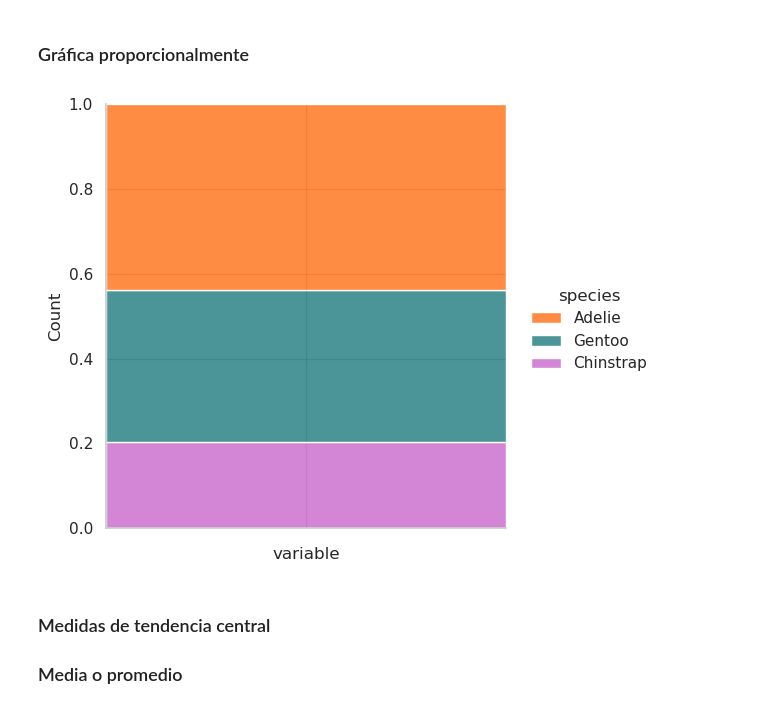
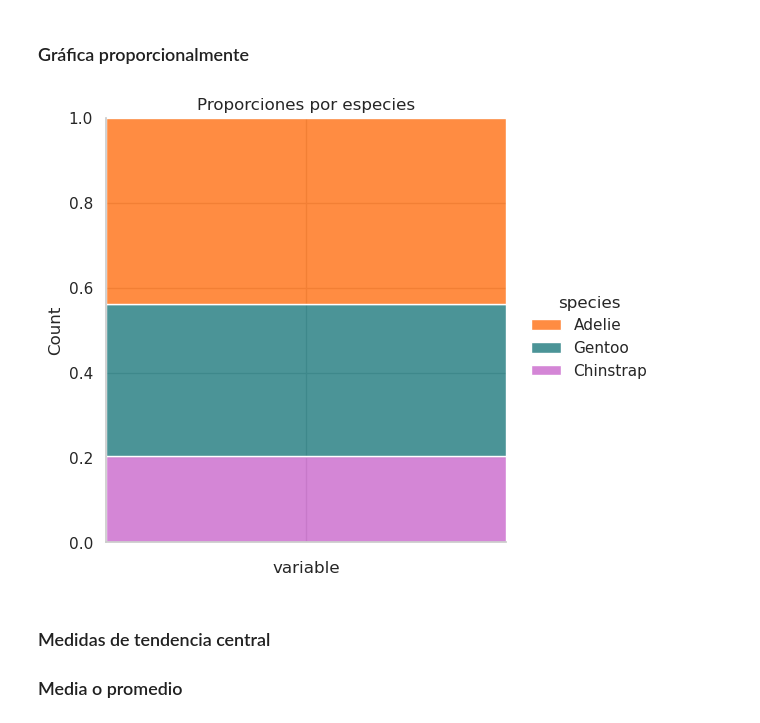
Before and after one commit to antonio-xrp/Data-Analysis-Portfolio, a Jupyter notebook: notebooks/0.1-EDA-penguins/0.2_statistic_analysis.ipynb, the cells around one changed output. Saved outputs shown, nothing was run; the diff lists cells and outputs as text; code cells hidden in the pictures.

```diff
--- a/notebooks/0.1-EDA-penguins/0.2_statistic_analysis.ipynb
+++ b/notebooks/0.1-EDA-penguins/0.2_statistic_analysis.ipynb
@@ -39,15 +39,16 @@ plt.show()
 # %%
 (
     df.assign(variable='').pipe(
     lambda df:(sns.displot(data=df,
                            x='variable',
                            hue='species',
                            multiple='fill',
                            palette=penguin_color)))
 )
+plt.title('Proporciones por especies')
 plt.show()
 # %% [output]
-[figure, old version]
+[figure, new version]
 # %% [markdown]
 ### Medidas de tendencia central
 
```
Also changed, not shown: 1 other file.
